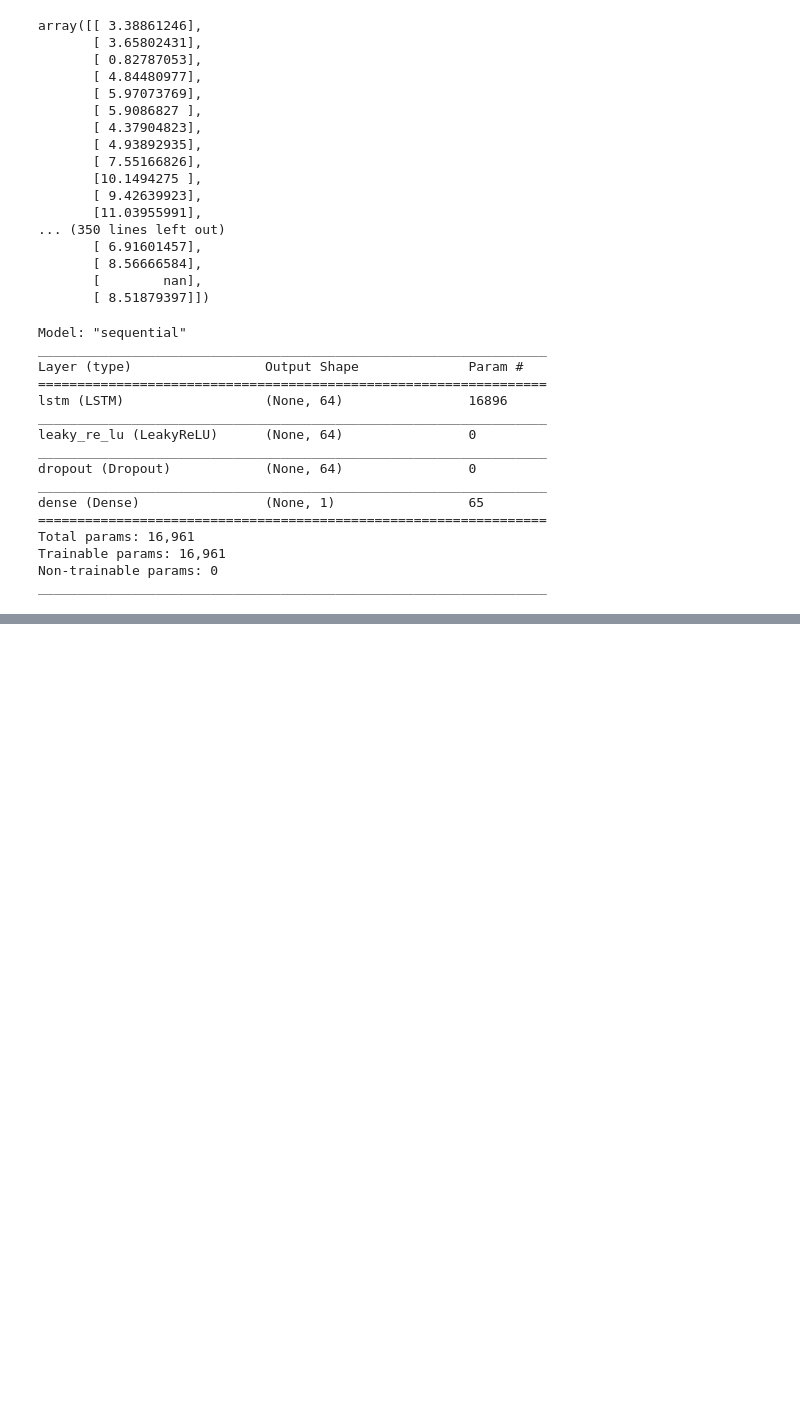
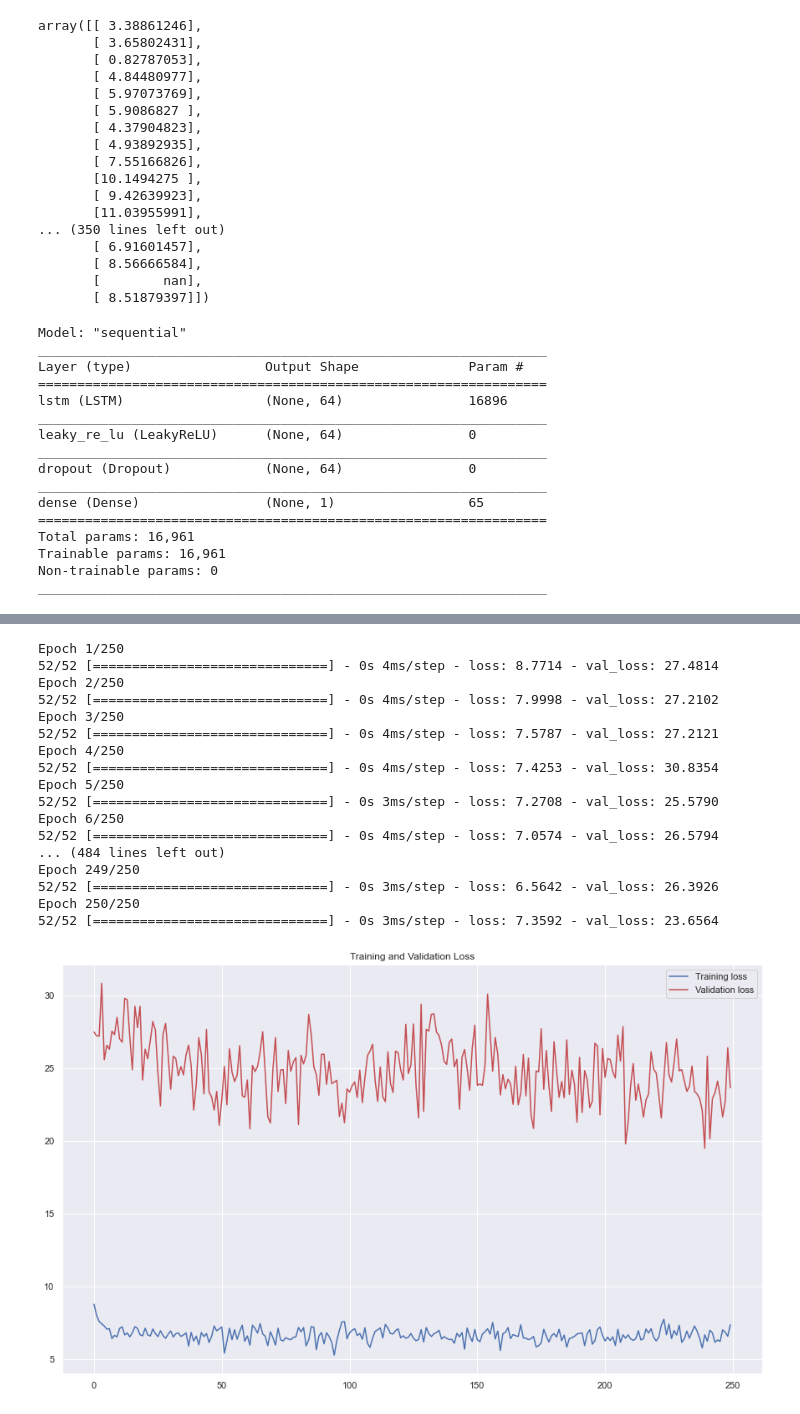
Before and after one commit to andy0207huang/2021-wai-crypto, a Jupyter notebook: Notebook/model.ipynb, the cells around one changed output, grey strips where cells are left out. Cells and saved outputs as stored; diff of their text form; code cells hidden in the pictures; blank space fills up the shorter version.

```diff
--- a/Notebook/model.ipynb
+++ b/Notebook/model.ipynb
@@ -201,0 +209,41 @@ Text(0.5, 1.0, 'Bitcoin Price')
+# %%
+history = model.fit(
+    x_train_eth,
+    y_train_eth,
+    validation_split=0.1,
+    batch_size=batch_size,
+    epochs=num_epochs,
+    shuffle=False
+)
+
+loss=history.history['loss']
+val_loss=history.history['val_loss']
+epochs=range(len(loss))
+
+plt.figure(figsize=(15,9))
+
+plt.plot(epochs, loss, 'b', label="Training loss")
+plt.plot(epochs, val_loss, 'r', label="Validation loss")
+plt.title("Training and Validation Loss")
+plt.legend()
+
+plt.show()
+# %% [output]
+Epoch 1/250
+52/52 [==============================] - 0s 4ms/step - loss: 8.7714 - val_loss: 27.4814
+Epoch 2/250
+52/52 [==============================] - 0s 4ms/step - loss: 7.9998 - val_loss: 27.2102
+Epoch 3/250
+52/52 [==============================] - 0s 4ms/step - loss: 7.5787 - val_loss: 27.2121
+Epoch 4/250
+52/52 [==============================] - 0s 4ms/step - loss: 7.4253 - val_loss: 30.8354
+Epoch 5/250
+52/52 [==============================] - 0s 3ms/step - loss: 7.2708 - val_loss: 25.5790
+Epoch 6/250
+52/52 [==============================] - 0s 4ms/step - loss: 7.0574 - val_loss: 26.5794
+... (484 lines left out)
+Epoch 249/250
+52/52 [==============================] - 0s 3ms/step - loss: 6.5642 - val_loss: 26.3926
+Epoch 250/250
+52/52 [==============================] - 0s 3ms/step - loss: 7.3592 - val_loss: 23.6564
+[figure, added]
```
Also changed, not shown: parts of 8 cells of this notebook, 1 other file.
